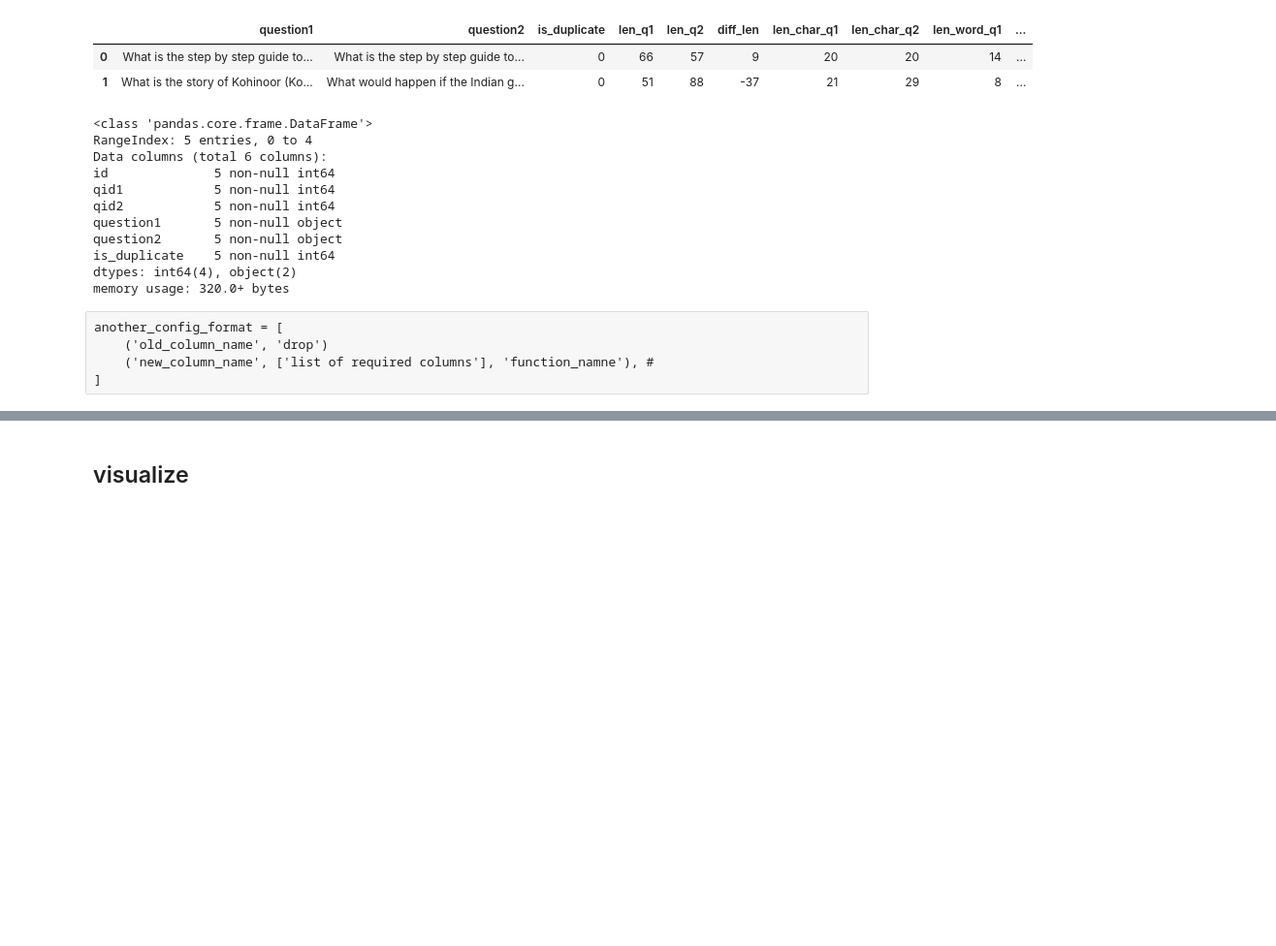
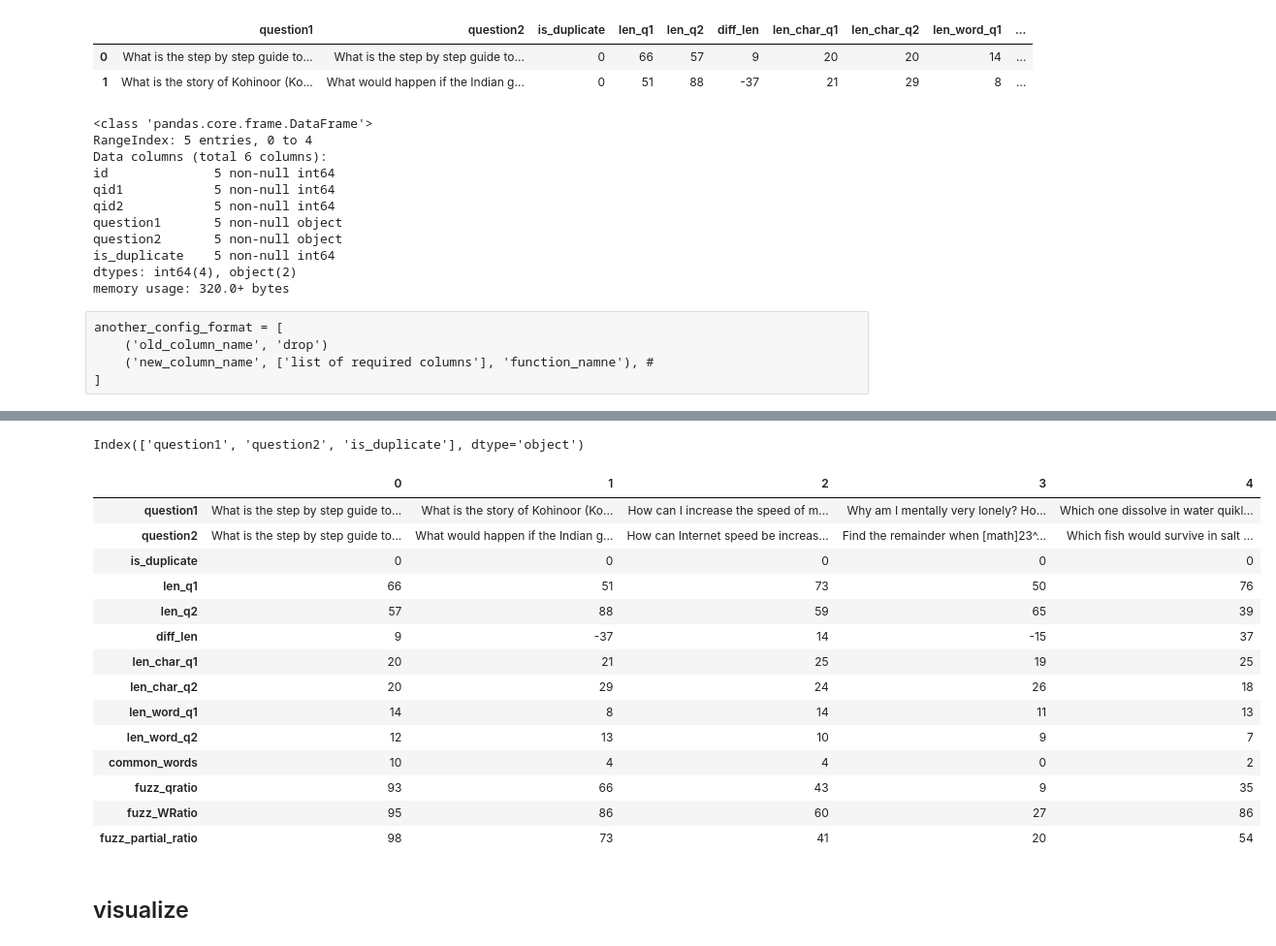
Before and after one commit to msampathkumar/big-data-studio, a Jupyter notebook: BDS_Data_Profilling.ipynb, the cells around one changed output, grey strips where cells are left out. Shown at 97% size. Cells and saved outputs as stored; diff of their text form; code cells hidden in the pictures; blank space fills up the shorter version.

```diff
--- a/BDS_Data_Profilling.ipynb
+++ b/BDS_Data_Profilling.ipynb
@@ -216,2 +173,78 @@ engineerin_tree_display = [
+# %%
+new_df = df.head(5)
+
+
+new_df = new_df.drop(['id', 'qid1', 'qid2'], axis=1)
+
+print(new_df.columns)
+
+# user - drop function iteself -- it is smooth
+
+'''
+data['len_q1'] = data.question1.apply(lambda x: len(str(x)))
+data['len_q2'] = data.question2.apply(lambda x: len(str(x)))
+data['diff_len'] = data.len_q1 - data.len_q2
+
+
+data['len_char_q1'] = data.question1.apply(lambda x: len(''.join(set(str(x).replace(' ', '')))))
+data['len_char_q2'] = data.question2.apply(lambda x: len(''.join(set(str(x).replace(' ', '')))))
+data['len_word_q1'] = data.question1.apply(lambda x: len(str(x).split()))
+data['len_word_q2'] = data.question2.apply(lambda x: len(str(x).split()))
+data['common_words'] = data.apply(
+     lambda x: len(set(str(x['question1']).lower().split()).intersection(set(str(x['question2']).lower().split()))), axis=1)
+
+
+data['fuzz_qratio'] = data.apply(lambda x: fuzz.QRatio(str(x['question1']), str(x['question2'])), axis=1)
+data['fuzz_WRatio'] = data.apply(lambda x: fuzz.WRatio(str(x['question1']), str(x['question2'])), axis=1)
+data['fuzz_partial_ratio'] = data.apply(lambda x: fuzz.partial_ratio(str(x['question1']), str(x['question2'])), axis=1)
+'''
+
+# Apply 1 new column 1 old columns
+data_engineering_config = [
+    ('len_q1', 'question1', lambda x: len(str(x))),
+    ('len_q2', 'question2', lambda x: len(str(x))),
+    ('diff_len', ['len_q1', 'len_q2'], lambda x: x.len_q1 - x.len_q2),
+
+    ('len_char_q1', 'question1', lambda x: len(''.join(set(str(x).replace(' ', ''))))),
+    ('len_char_q2', 'question2', lambda x: len(''.join(set(str(x).replace(' ', ''))))),
+    ('len_word_q1', 'question1', lambda x: len(str(x).split())),
+    ('len_word_q2', 'question2', lambda x: len(str(x).split())),
+    ('common_words',
+     ['question1', 'question2'],
+     lambda x: len(set(str(x['question1']).lower().split()).intersection(set(str(x['question2']).lower().split())))
+    ),
+
+    ('fuzz_qratio', ['question1', 'question2'], lambda x: fuzz.QRatio(str(x['question1']), str(x['question2']))),
+    ('fuzz_WRatio', ['question1', 'question2'], lambda x: fuzz.WRatio(str(x['question1']), str(x['question2']))),
+    ('fuzz_partial_ratio', ['question1', 'question2'], lambda x: fuzz.partial_ratio(str(x['question1']), str(x['question2']))),
+]
+
+
+for new_column, required_col, function in data_engineering_config:
+    if type(required_col) == str:
+        # ONLY ONE COLUMN
+        new_df[new_column] = new_df[required_col].apply(function)
+    if type(required_col) == list:
+        # Multi-column - axis=1
+        new_df[new_column] = new_df[required_col].apply(function, axis=1)
+
+new_df.head().T
+# %% [output]
+Index(['question1', 'question2', 'is_duplicate'], dtype='object')
+|  | 0 | 1 | 2 | 3 | 4 |
+| question1 | What is the step by step guide to... | What is the story of Kohinoor (Ko... | How can I increase the speed of m... | Why am I mentally very lonely? Ho... | Which one dissolve in water quikl... |
+| question2 | What is the step by step guide to... | What would happen if the Indian g... | How can Internet speed be increas... | Find the remainder when [math]23^... | Which fish would survive in salt ... |
+| is_duplicate | 0 | 0 | 0 | 0 | 0 |
+| len_q1 | 66 | 51 | 73 | 50 | 76 |
+| len_q2 | 57 | 88 | 59 | 65 | 39 |
+| diff_len | 9 | -37 | 14 | -15 | 37 |
+| len_char_q1 | 20 | 21 | 25 | 19 | 25 |
+| len_char_q2 | 20 | 29 | 24 | 26 | 18 |
+| len_word_q1 | 14 | 8 | 14 | 11 | 13 |
+| len_word_q2 | 12 | 13 | 10 | 9 | 7 |
+| common_words | 10 | 4 | 4 | 0 | 2 |
+| fuzz_qratio | 93 | 66 | 43 | 9 | 35 |
+| fuzz_WRatio | 95 | 86 | 60 | 27 | 86 |
+| fuzz_partial_ratio | 98 | 73 | 41 | 20 | 54 |
 # %% [markdown]
 ## visualize
```
Also changed, not shown: parts of 17 cells of this notebook, 1 other file.
